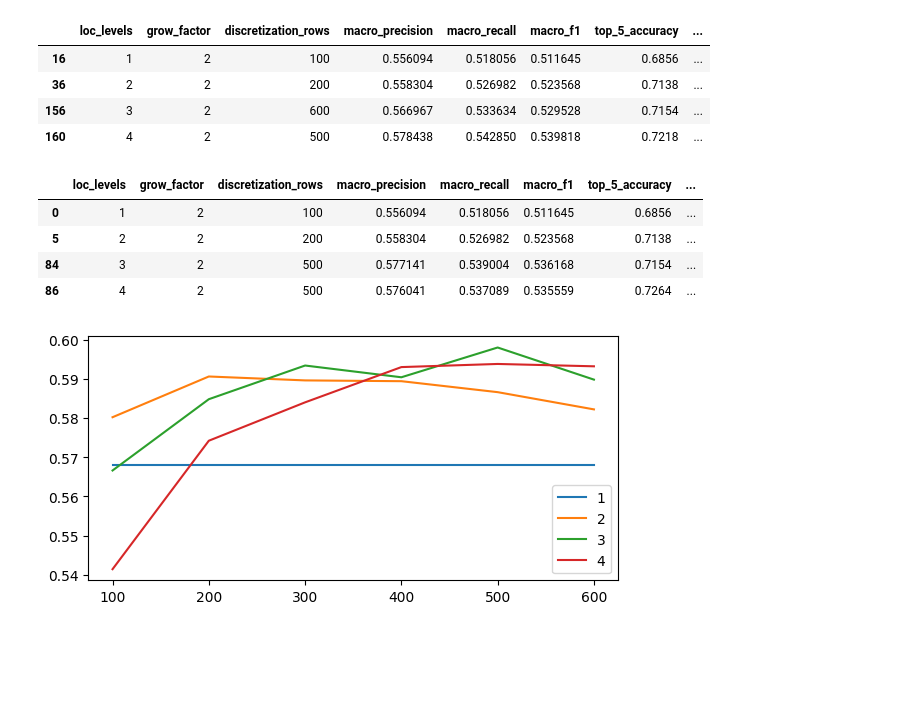
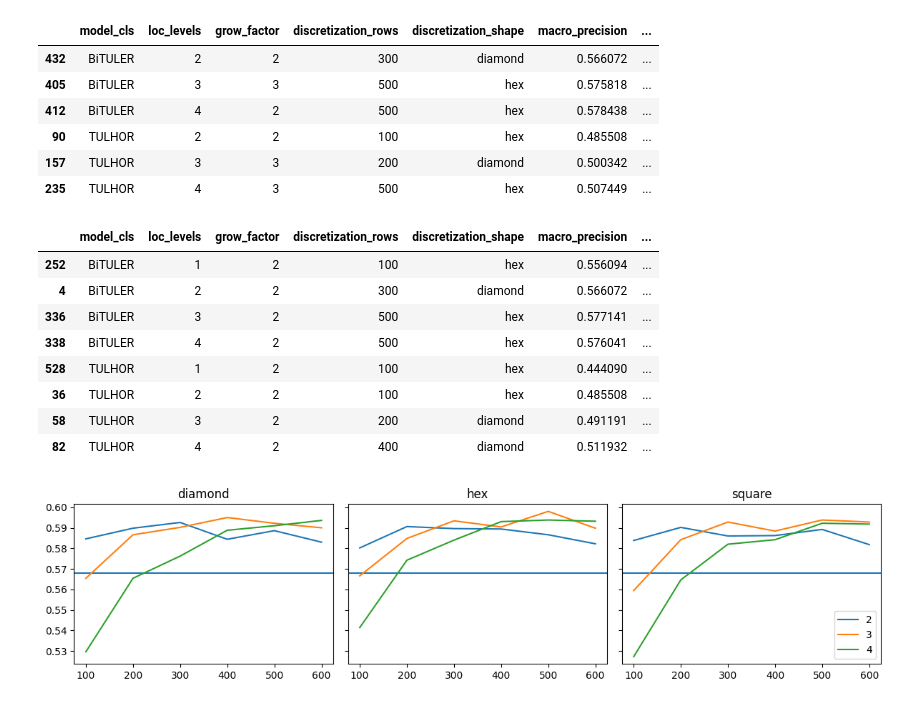
Before and after one commit to lucasczz/MiLES, a Jupyter notebook: notebooks/discretization.ipynb, the cells around one changed output. Drawn from its saved outputs; the diff is of its cells as text; code cells hidden in the pictures; blank space fills up the shorter version.

```diff
--- a/notebooks/discretization.ipynb
+++ b/notebooks/discretization.ipynb
@@ -4,4 +4,4 @@ import matplotlib.pyplot as plt
 from src.data.metrics import get_metrics
 # %%
 df = pd.read_json("../reports/discretization_grid.jsonl", lines=True)
-get_metrics(df)
+df = df[df['grow_factor'] < 5]
@@ -33,0 +43,22 @@ fig.tight_layout()
+# %%
+fig, axs = plt.subplots(nrows=3, ncols=3, figsize=(12, 6), sharex=True, sharey=True)
+df_model = df[df["model_cls"] == "TULHOR"]
+df_base = df_model[df_model['loc_levels'] == 1]
+df_plot = df_model[df_model["aggregation_mode"] == "grow"]
+for col_idx, (shape, df_col) in enumerate(df_plot.groupby("discretization_shape")):
+    axs[0, col_idx].set_title(shape)
+    for row_idx, (grow_factor, df_row) in enumerate(df_col.groupby("grow_factor")):
+        ax = axs[row_idx, col_idx]
+        ax.axhline(y=df_base['top_1_accuracy'].item())
+        for loc_levels in [2, 3, 4]:
+            df_line = df_row[df_row['loc_levels'] == loc_levels]
+            df_line = df_line.sort_values(by="discretization_rows")
+            ax.plot(
+                df_line["discretization_rows"],
+                df_line["top_1_accuracy"],
+                label=loc_levels,
+            )
+        if col_idx == 0:
+            ax.set_ylabel(grow_factor)
+leg = ax.legend()
+fig.tight_layout()
@@ -34,31 +67,47 @@ fig.tight_layout()
 # %%
 dfg = df[df['aggregation_mode'] == 'grow']
-dft = dfg [dfg['grow_factor'] == 2]
-max_idcs = dft.groupby("loc_levels")['top_1_accuracy'].idxmax()
-dft.loc[max_idcs][hparams + metrics]
+max_idcs = dfg.groupby(["model_cls", "loc_levels"])['top_1_accuracy'].idxmax()
+dfg.loc[max_idcs][hparams + metrics]
 # %% [output]
-|  | loc_levels | grow_factor | discretization_rows | macro_precision | macro_recall | macro_f1 | top_5_accuracy | ... |
-| 16 | 1 | 2 | 100 | 0.556094 | 0.518056 | 0.511645 | 0.6856 | ... |
-| 36 | 2 | 2 | 200 | 0.558304 | 0.526982 | 0.523568 | 0.7138 | ... |
-| 156 | 3 | 2 | 600 | 0.566967 | 0.533634 | 0.529528 | 0.7154 | ... |
-| 160 | 4 | 2 | 500 | 0.578438 | 0.542850 | 0.539818 | 0.7218 | ... |
+|  | model_cls | loc_levels | grow_factor | discretization_rows | discretization_shape | macro_precision | ... |
+| 432 | BiTULER | 2 | 2 | 300 | diamond | 0.566072 | ... |
+| 405 | BiTULER | 3 | 3 | 500 | hex | 0.575818 | ... |
+| 412 | BiTULER | 4 | 2 | 500 | hex | 0.578438 | ... |
+| 90 | TULHOR | 2 | 2 | 100 | hex | 0.485508 | ... |
+| 157 | TULHOR | 3 | 3 | 200 | diamond | 0.500342 | ... |
+| 235 | TULHOR | 4 | 3 | 500 | hex | 0.507449 | ... |
 # %%
 dft = df[df['aggregation_mode'] == 'group']
-max_idcs = dft.groupby("loc_levels")['top_1_accuracy'].idxmax()
+max_idcs = dft.groupby(["model_cls", "loc_levels"])['top_1_accuracy'].idxmax()
 dft.loc[max_idcs][hparams + metrics]
 # %% [output]
-|  | loc_levels | grow_factor | discretization_rows | macro_precision | macro_recall | macro_f1 | top_5_accuracy | ... |
-| 0 | 1 | 2 | 100 | 0.556094 | 0.518056 | 0.511645 | 0.6856 | ... |
-| 5 | 2 | 2 | 200 | 0.558304 | 0.526982 | 0.523568 | 0.7138 | ... |
-| 84 | 3 | 2 | 500 | 0.577141 | 0.539004 | 0.536168 | 0.7154 | ... |
-| 86 | 4 | 2 | 500 | 0.576041 | 0.537089 | 0.535559 | 0.7264 | ... |
+|  | model_cls | loc_levels | grow_factor | discretization_rows | discretization_shape | macro_precision | ... |
+| 252 | BiTULER | 1 | 2 | 100 | hex | 0.556094 | ... |
+| 4 | BiTULER | 2 | 2 | 300 | diamond | 0.566072 | ... |
+| 336 | BiTULER | 3 | 2 | 500 | hex | 0.577141 | ... |
+| 338 | BiTULER | 4 | 2 | 500 | hex | 0.576041 | ... |
+| 528 | TULHOR | 1 | 2 | 100 | hex | 0.444090 | ... |
+| 36 | TULHOR | 2 | 2 | 100 | hex | 0.485508 | ... |
+| 58 | TULHOR | 3 | 2 | 200 | diamond | 0.491191 | ... |
+| 82 | TULHOR | 4 | 2 | 400 | diamond | 0.511932 | ... |
 # %%
-fig, ax = plt.subplots(nrows=1, figsize=(6, 3), sharex=True, sharey=True)
-dfg = df[df['aggregation_mode'] == 'group']
-
-for loc_levels, dfl in dfg.groupby("loc_levels"):
-    ax.plot(dfl['discretization_rows'], dfl['top_1_accuracy'], label=loc_levels)
+fig, axs = plt.subplots(ncols=3, figsize=(12, 3), sharex=True, sharey=True)
+df_model = df[df["model_cls"] == "BiTULER"]
+df_base = df_model[df_model['loc_levels'] == 1]
+df_plot = df_model[df_model["aggregation_mode"] == "group"]
+for col_idx, (shape, df_col) in enumerate(df_plot.groupby("discretization_shape")):
+    axs[col_idx].set_title(shape)
+    ax = axs[col_idx]
+    ax.axhline(y=df_base['top_1_accuracy'].item())
+    for loc_levels in [2, 3, 4]:
+        df_line = df_col[df_col['loc_levels'] == loc_levels]
+        df_line = df_line.sort_values(by="discretization_rows")
+        ax.plot(
+            df_line["discretization_rows"],
+            df_line["top_1_accuracy"],
+            label=loc_levels,
+        )
 leg = ax.legend()
 fig.tight_layout()
 # %% [output]
-[figure, old version]
+[figure, new version]
```
Also changed, not shown: parts of 5 cells of this notebook, 3 other files.
